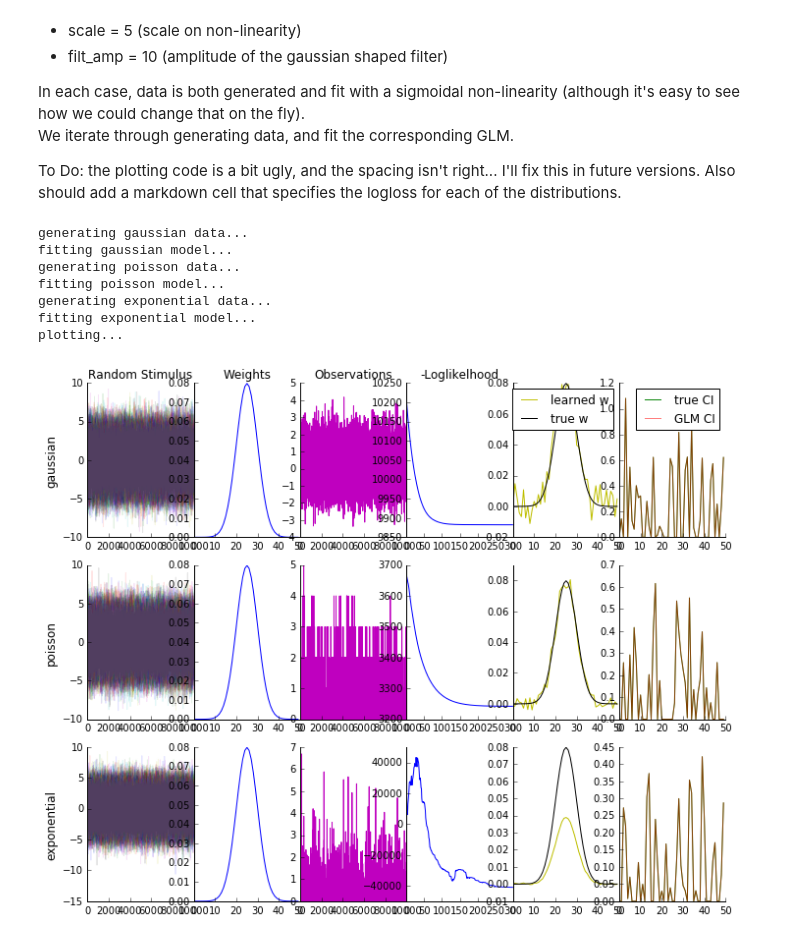
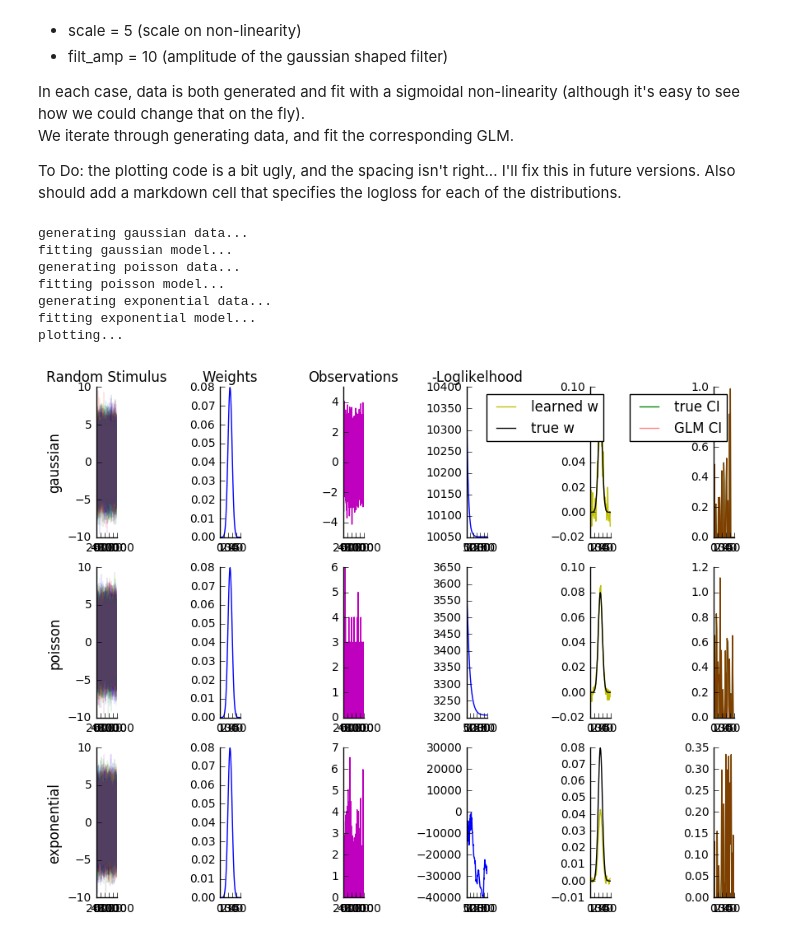
Before and after one commit to achristensen56/PyGLM, a Jupyter notebook: Basic GLM's.ipynb, the cells around one changed output. Drawn from its saved outputs; the diff is of its cells as text; code cells hidden in the pictures.

```diff
--- a/Basic GLM's.ipynb
+++ b/Basic GLM's.ipynb
@@ -85,32 +82,31 @@ for nm in noise_models:
         ax[i].set_title('-Loglikelhood', fontsize = 12)
 
     simpleaxis(ax[i])
 
     w_, o_, s_ = model.get_params()
     ax[i+ 1].plot(w_, 'y', label = 'learned w')
     ax[i+ 1].plot(weights, 'k', label = 'true w')
     if ax[i+ 1].is_first_row():
         ax[i+1].legend()
     simpleaxis(ax[i+1])
 
 
     ax[i+ 2].plot(model.predict_trace(stim)[0:50], 'g', label = 'true CI')
     ax[i+ 2].plot(model.predict_trace(stim)[0:50], 'r', label = 'GLM CI', alpha = .5)
     if ax[i+ 2].is_first_row():
         ax[i+2].legend()
     simpleaxis(ax[i+2])
 
     i+=3
 
 print "plotting..."
-plt.tight_layout()
 plt.show()
 # %% [output]
 generating gaussian data...
 fitting gaussian model...
 generating poisson data...
 fitting poisson model...
 generating exponential data...
 fitting exponential model...
 plotting...
-[figure, old version]
+[figure, new version]
```
Also changed, not shown: parts of 1 cell of this notebook, 26 other files.
